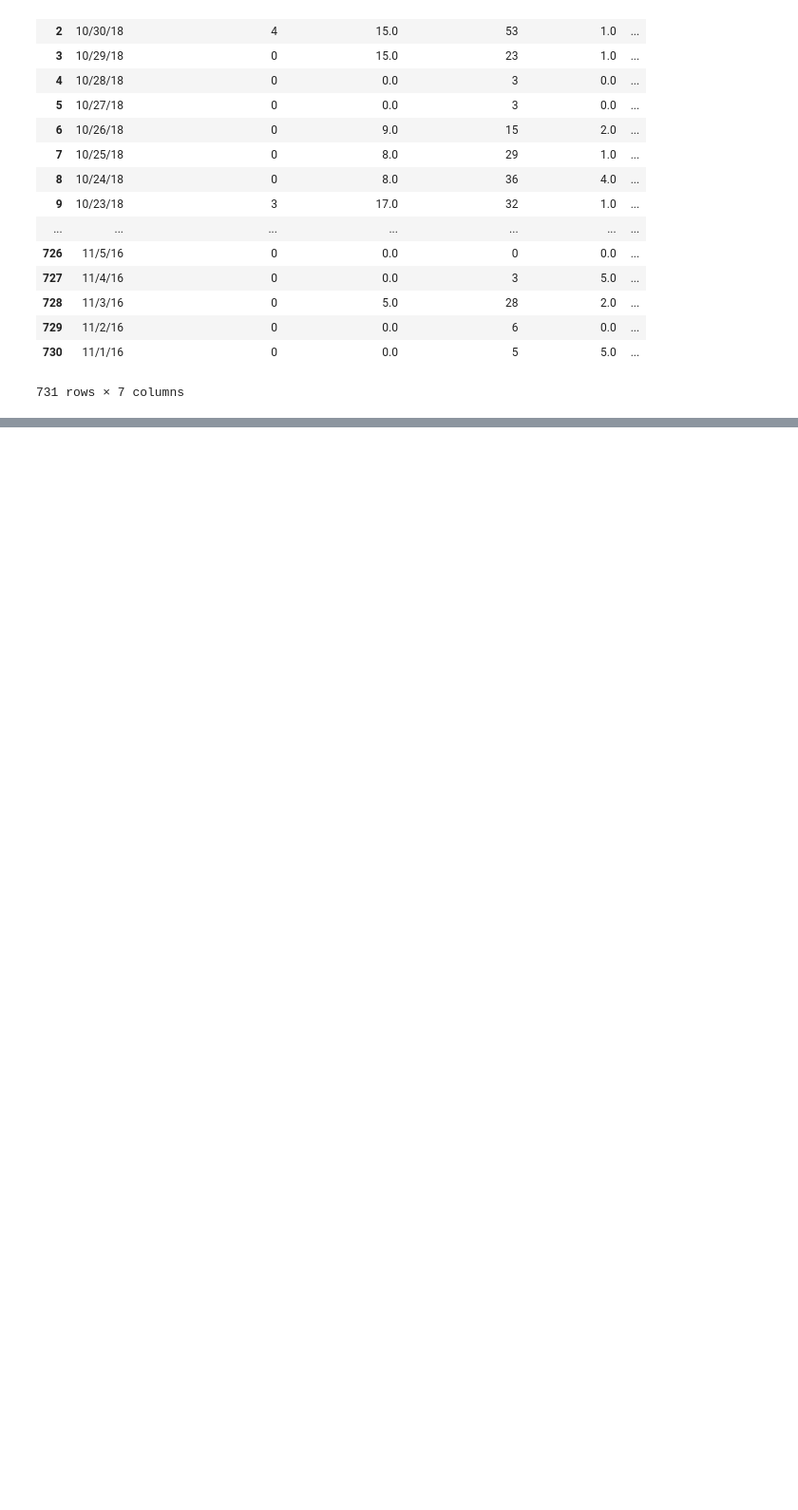
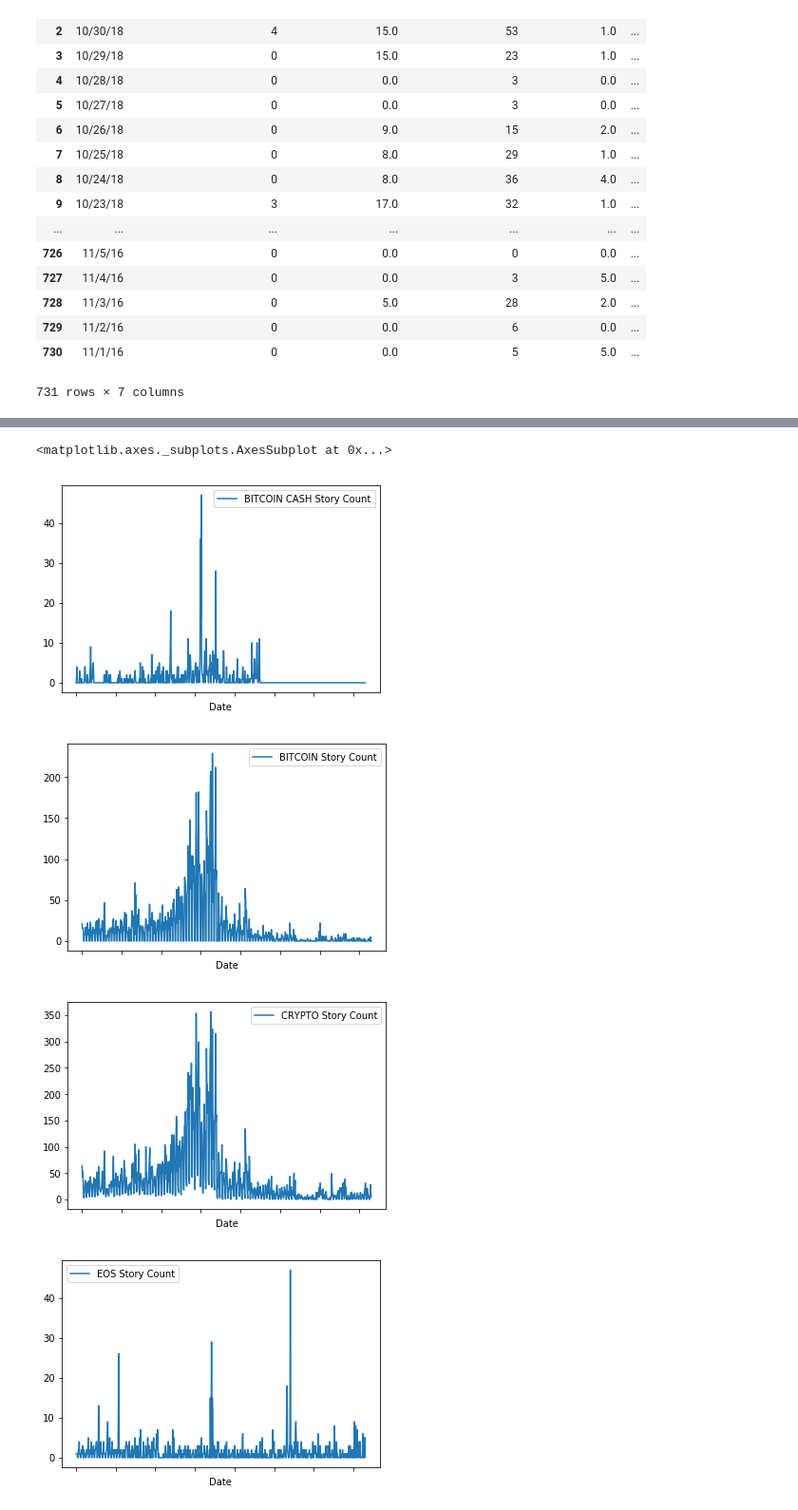
Before and after one commit to emilyrcoffield/CryptoDataScientist, a Jupyter notebook: project.ipynb, the cells around one changed output, grey strips where cells are left out. Shown: that part at 95% size. Drawn from its saved outputs; the diff is of its cells as text; code cells hidden in the pictures; blank space fills up the shorter version.

```diff
--- a/project.ipynb
+++ b/project.ipynb
@@ -54,0 +61,13 @@ total_combined_crypto_storycount_df
+# %%
+total_combined_crypto_storycount_df.plot(kind="line", x="Date", y="BITCOIN CASH Story Count")
+total_combined_crypto_storycount_df.plot(kind="line", x="Date", y="BITCOIN Story Count")
+total_combined_crypto_storycount_df.plot(kind="line", x="Date", y="CRYPTO Story Count")
+total_combined_crypto_storycount_df.plot(kind="line", x="Date", y="EOS Story Count")
+total_combined_crypto_storycount_df.plot(kind="line", x="Date", y="ETH Story Count")
+total_combined_crypto_storycount_df.plot(kind="line", x="Date", y="XRP RIPPLE Story Count")
+# %% [output]
+<matplotlib.axes._subplots.AxesSubplot at 0x...>
+[figure, added]
+[figure, added]
+[figure, added]
+[figure, added]
```
Also changed, not shown: parts of 5 cells of this notebook.
